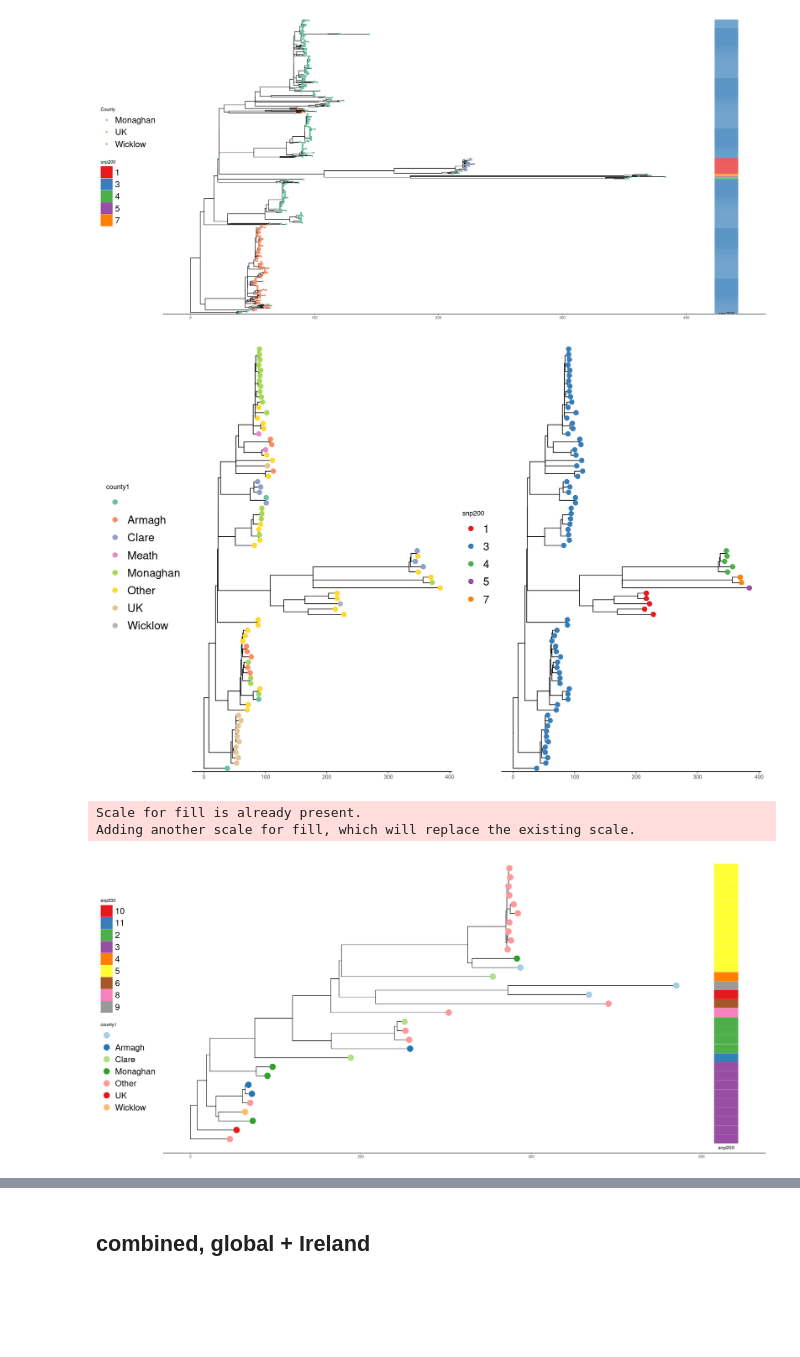
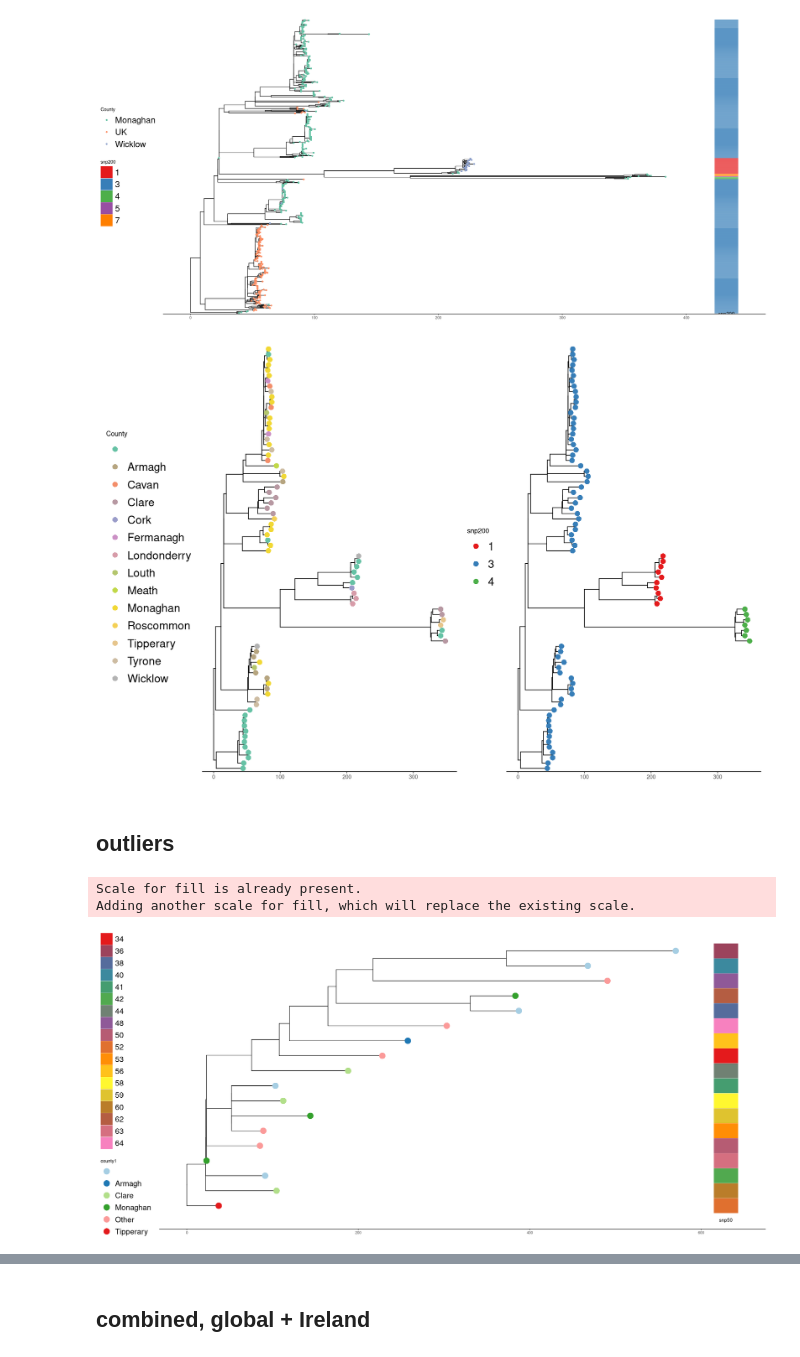
Before and after one commit to dmnfarrell/snipgenie, a Jupyter notebook: notebooks/lineages_tree.ipynb, the cells around one changed output, grey strips where cells are left out. Drawn from its saved outputs; the diff is of its cells as text; code cells hidden in the pictures; blank space fills up the shorter version.

```diff
--- a/notebooks/lineages_tree.ipynb
+++ b/notebooks/lineages_tree.ipynb
@@ -122,20 +106,22 @@ options(repr.plot.width=25, repr.plot.height=10)
 randtips<-sample(iretree$tip.label,80)
 randtree <- keep.tip(iretree, randtips)
 options(repr.plot.width=15, repr.plot.height=10)
-p1<-ggplottree(randtree, iremeta, layout='rect','county1', cmap='Set2', tipsize=4)
+p1<-ggplottree(randtree, iremeta, layout='rect','County', cmap='Set2', tipsize=4)
 p2<-ggplottree(randtree, iremeta, layout='rect','snp200', cmap='Set1', tipsize=4)
 p1+p2
 # %% [output]
-[figure, old version]
+[figure, new version]
+# %% [markdown]
+## outliers
 # %%
-rare<-c(5, 2, 10, 6, 9, 11, 8)
-tips<-row.names(iremeta[iremeta$snp200 %in% rare,])
-tips <- c(tips,sample(iretree$tip.label,10))
+rare<-c('38', '41', '42', '34', '52', '64', '63', '58', '50', '60', '40', '56', '59', '48', '36', '44', '53', '62')
+tips<-row.names(iremeta[iremeta$snp50 %in% rare,])
+#tips <- c(tips,sample(iretree$tip.label,10))
 stree<-keep.tip(iretree,tips)
 
 options(repr.plot.width=22, repr.plot.height=10)
-ggplottree(stree,iremeta,cols=c('county1','snp200'),cmaps=c('Paired','Set1'),layout='rect',tipsize=7,offset=15)
+ggplottree(stree,iremeta,cols=c('county1','snp50'),cmaps=c('Paired','Set1'),layout='rect',tipsize=7,offset=15)
 # %% [output]
 Scale for fill is already present.
 Adding another scale for fill, which will replace the existing scale.
-[figure, old version]
+[figure, new version]
```
Also changed, not shown: parts of 7 cells of this notebook, 29 other files.
